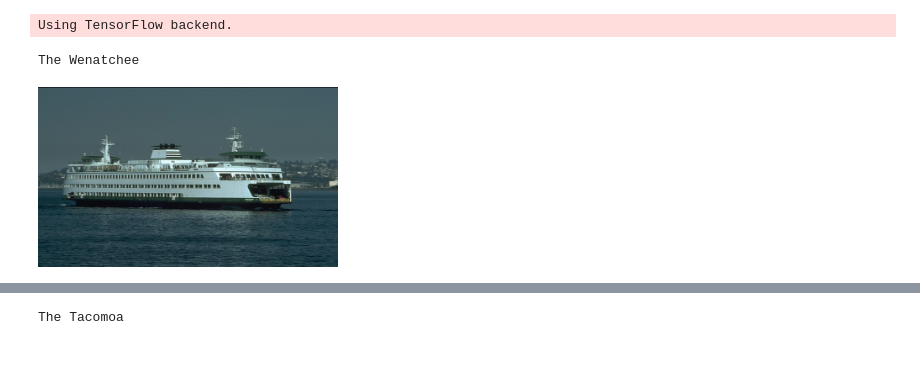
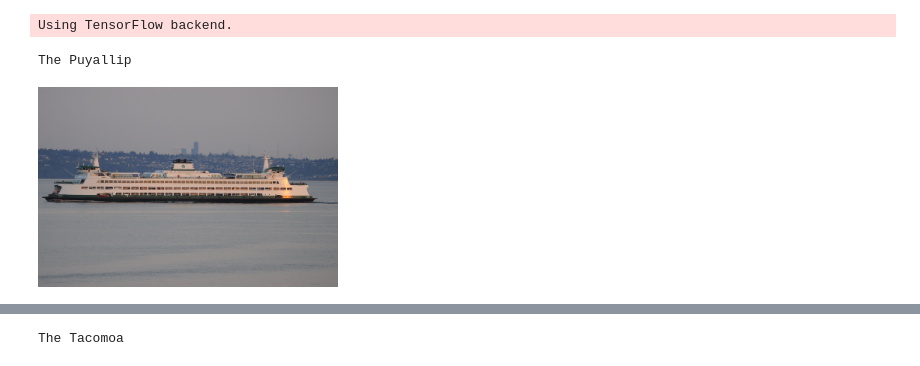
Before and after one commit to SingingData/Industrial-Audio-Classification, a Jupyter notebook: Notebooks/Audio-Classifiers/Ferry-Crepe_STFT_classification.ipynb, the cells around one changed output, grey strips where cells are left out. Drawn from its saved outputs; the diff is of its cells as text; code cells hidden in the pictures.

```diff
--- a/Notebooks/Audio-Classifiers/Ferry-Crepe_STFT_classification.ipynb
+++ b/Notebooks/Audio-Classifiers/Ferry-Crepe_STFT_classification.ipynb
@@ -72,12 +72,12 @@ Using TensorFlow backend.
 # %%
 os.chdir("D:\\ferry")
 import IPython
 from IPython.display import Image, Audio
-print("The Wenatchee")
-Image(filename='wenatchee.png',width=300, height=200)
+print("The Puyallip")
+Image(filename='puyallip_photo.jpg',width=300, height=200)
 # %% [output]
-The Wenatchee
+The Puyallip
-[figure, old version]
+[figure, new version]
 # %%
 fs, audio_sample = wavfile.read("wenatchee.wav")
 IPython.display.Audio(audio_sample, rate=32000)
```
Also changed, not shown: parts of 20 cells of this notebook.
